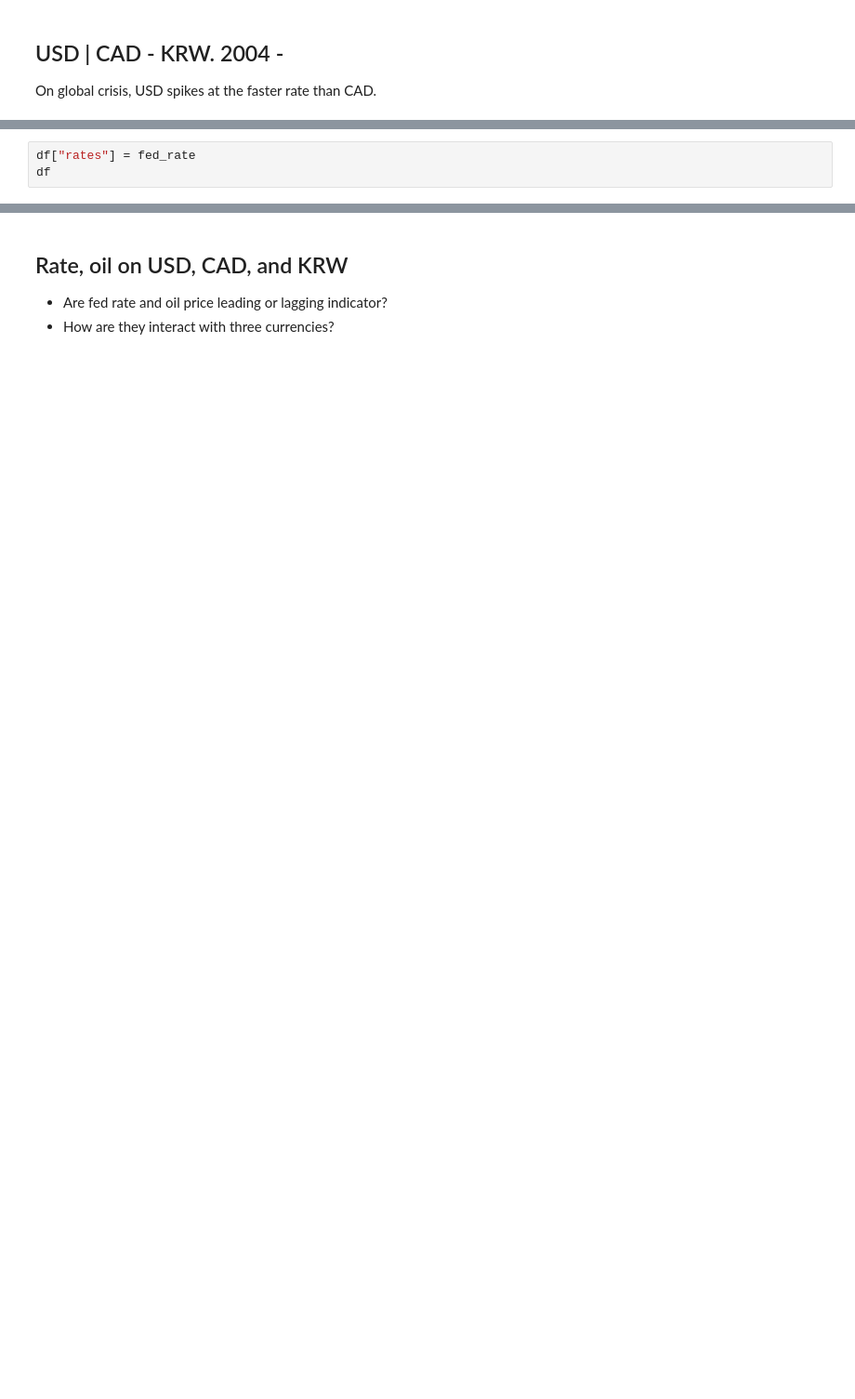
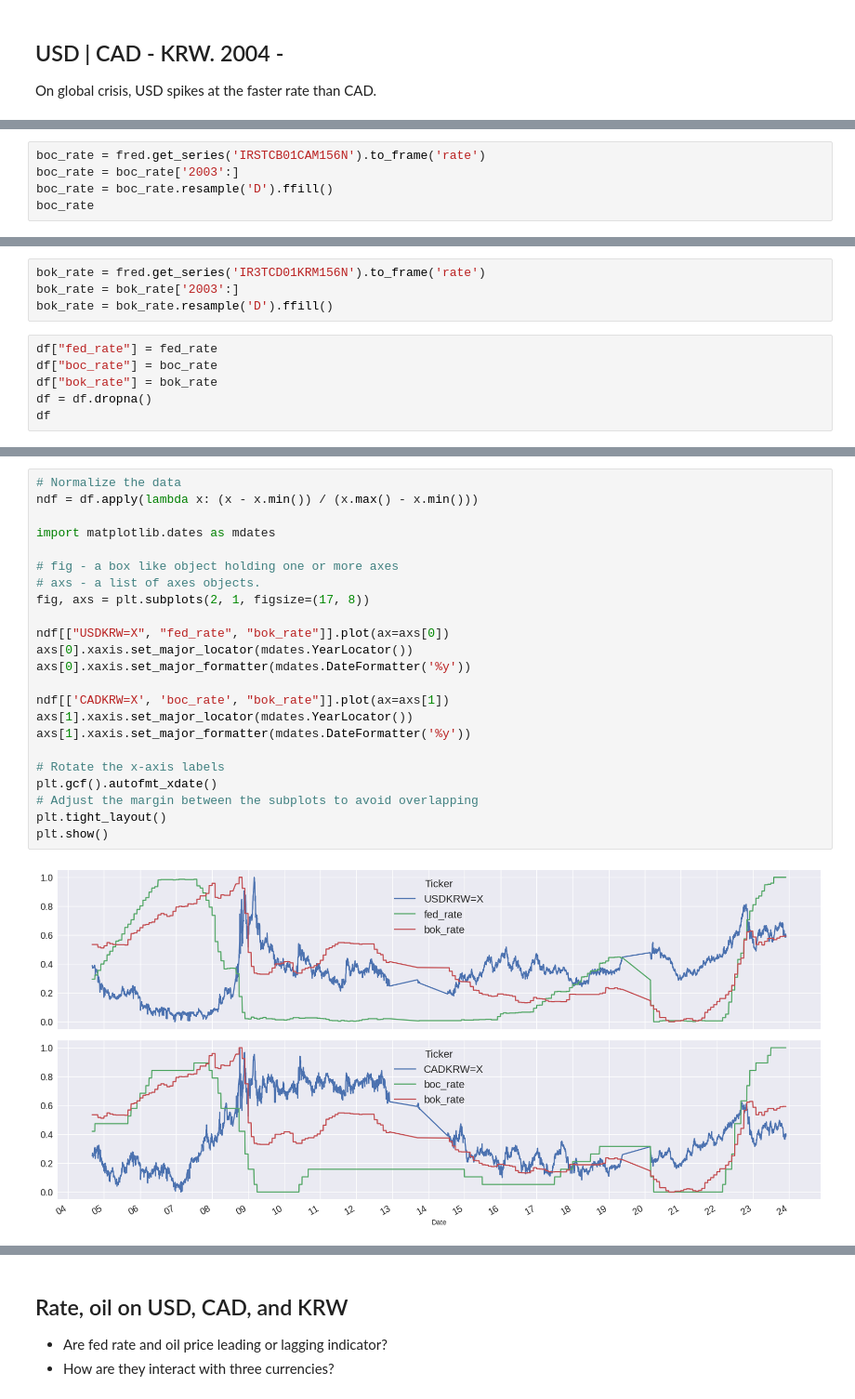
Before and after one commit to sidhlee/data-science-and-machine-learning, a Jupyter notebook: playground/shi-bum/krw_rates.ipynb, the cells around one changed output, grey strips where cells are left out. Shown at 93% size. Cells and saved outputs as stored; diff of their text form; blank space fills up the shorter version.

```diff
--- a/playground/shi-bum/krw_rates.ipynb
+++ b/playground/shi-bum/krw_rates.ipynb
@@ -90,3 +74,0 @@ fed_rate
-# %%
-df["rates"] = fed_rate
-df
@@ -107,0 +90,5 @@ df
+# %%
+boc_rate = fred.get_series('IRSTCB01CAM156N').to_frame('rate')
+boc_rate = boc_rate['2003':]
+boc_rate = boc_rate.resample('D').ffill()
+boc_rate
@@ -107,0 +109,10 @@ df
+# %%
+bok_rate = fred.get_series('IR3TCD01KRM156N').to_frame('rate')
+bok_rate = bok_rate['2003':]
+bok_rate = bok_rate.resample('D').ffill()
+# %%
+df["fed_rate"] = fed_rate
+df["boc_rate"] = boc_rate
+df["bok_rate"] = bok_rate
+df = df.dropna()
+df
@@ -107,0 +134,25 @@ df
+# %%
+# Normalize the data
+ndf = df.apply(lambda x: (x - x.min()) / (x.max() - x.min()))
+
+import matplotlib.dates as mdates
+
+# fig - a box like object holding one or more axes
+# axs - a list of axes objects.
+fig, axs = plt.subplots(2, 1, figsize=(17, 8))
+
+ndf[["USDKRW=X", "fed_rate", "bok_rate"]].plot(ax=axs[0])
+axs[0].xaxis.set_major_locator(mdates.YearLocator())
+axs[0].xaxis.set_major_formatter(mdates.DateFormatter('%y'))
+
+ndf[['CADKRW=X', 'boc_rate', "bok_rate"]].plot(ax=axs[1])
+axs[1].xaxis.set_major_locator(mdates.YearLocator())
+axs[1].xaxis.set_major_formatter(mdates.DateFormatter('%y'))
+
+# Rotate the x-axis labels
+plt.gcf().autofmt_xdate()
+# Adjust the margin between the subplots to avoid overlapping
+plt.tight_layout()
+plt.show()
+# %% [output]
+[figure, added]
```
Also changed, not shown: parts of 32 cells of this notebook, 1 other file.
